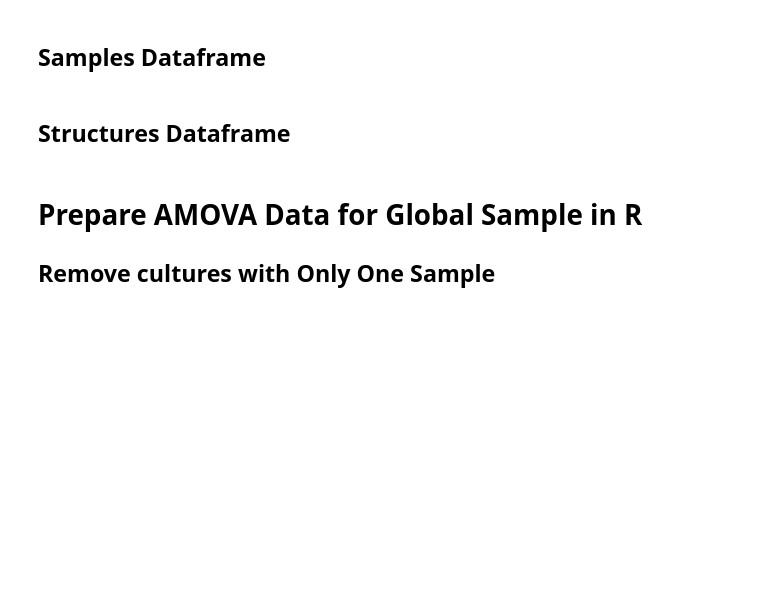
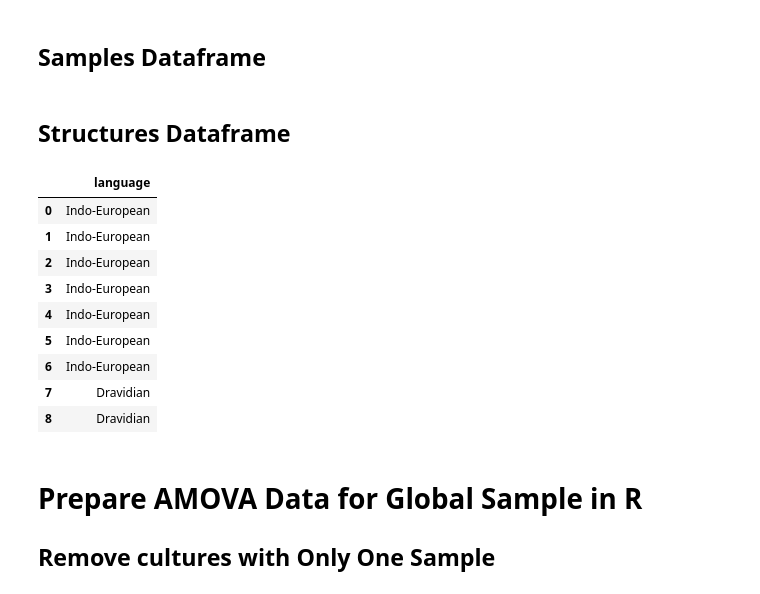
Before and after one commit to comp-music-lab/sfc-journal-2020, a Jupyter notebook: Data Prep.ipynb, the cells around one changed output. Saved outputs shown, nothing was run; the diff lists cells and outputs as text; code cells hidden in the pictures; blank space fills up the shorter version.

```diff
--- a/Data Prep.ipynb
+++ b/Data Prep.ipynb
@@ -272,0 +287,6 @@ all_india_full.to_csv('./data/all_india_full.csv', index=False)
+# %%
+c = 0
+for i, row in all_india_full.iterrows():
+    if row['language'] != 'Austroasiatic' and row['people']=='Non-Tribal':
+        c+=1
+c
@@ -288,13 +310,15 @@ all_india_full['Number of Samples'] = all_india_full.groupby('culture')['culture
 no_singles = all_india_full[all_india_full['Number of Samples']!=1]
 singles = all_india_full[all_india_full['Number of Samples']==1]
 no_singles.to_csv('./data/indian_no_singles.csv')
+# %%
+filtered_df = all_india_full[(all_india_full['language']!='Austroasiatic') & (all_india_full['people']!='Tribal')]
 # %%
-sample_columns = no_singles['culture'].unique()
+sample_columns = filtered_df['culture'].unique()
 sample_columns = np.insert(sample_columns, 0, 'canto_coding_id', axis=0)
 samples = pd.DataFrame(columns=sample_columns)
 ## fill this up with zeros
 
-for i, row in no_singles.iterrows():
+for i, row in filtered_df.iterrows():
     samples.loc[i, row['culture']] = 1
     samples.loc[i, 'canto_coding_id'] = row["canto_coding_id"]
 samples = samples.fillna(0)
@@ -304,9 +328,22 @@ samples.to_csv('./data/samples.csv')
 # %%
 structure_list = []
 for i in range(len(sample_columns)-1):
-    structure_list.append(no_singles[no_singles['culture']==sample_columns[i+1]]['region'].all())
-structure = pd.DataFrame(structure_list, columns = ['region'])
+    structure_list.append(filtered_df[filtered_df['culture']==sample_columns[i+1]]['language'].all())
+structure = pd.DataFrame(structure_list, columns = ['language'])
 structure.to_csv('./data/structure.csv')
+# %%
+structure
+# %% [output]
+|  | language |
+| 0 | Indo-European |
+| 1 | Indo-European |
+| 2 | Indo-European |
+| 3 | Indo-European |
+| 4 | Indo-European |
+| 5 | Indo-European |
+| 6 | Indo-European |
+| 7 | Dravidian |
+| 8 | Dravidian |
 # %% [markdown]
 # Prepare AMOVA Data for Global Sample in R
 ## Remove cultures with Only One Sample
```
Also changed, not shown: parts of 3 cells of this notebook, 8 other files.
